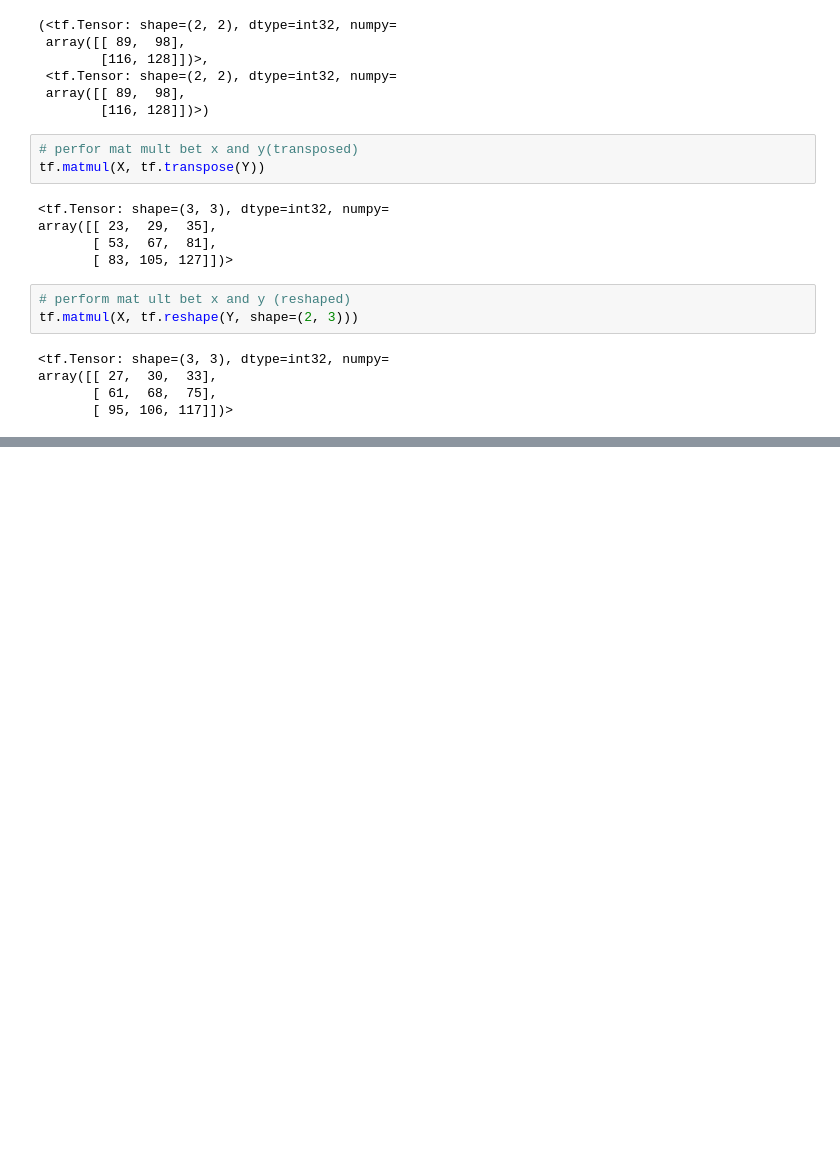
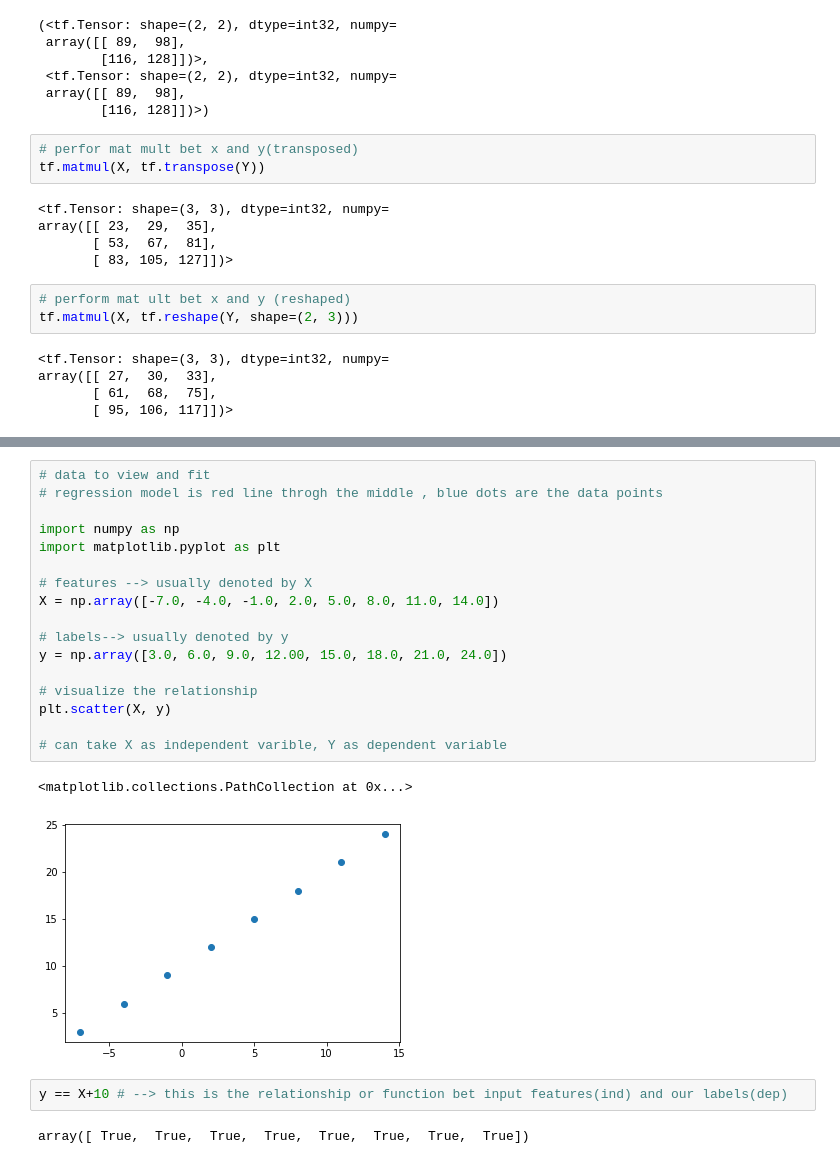
Before and after one commit to Goyalscode/Character-Recognition-Using-DL, a Jupyter notebook: learning_concepts_practice/practice.ipynb, the cells around one changed output, grey strips where cells are left out. Saved outputs shown, nothing was run; the diff lists cells and outputs as text; blank space fills up the shorter version.

```diff
--- a/learning_concepts_practice/practice.ipynb
+++ b/learning_concepts_practice/practice.ipynb
@@ -836,0 +1182,24 @@ print("Y reshaped to (2, 3) : ")
+# %%
+# data to view and fit
+# regression model is red line throgh the middle , blue dots are the data points
+
+import numpy as np
+import matplotlib.pyplot as plt
+
+# features --> usually denoted by X
+X = np.array([-7.0, -4.0, -1.0, 2.0, 5.0, 8.0, 11.0, 14.0])
+
+# labels--> usually denoted by y
+y = np.array([3.0, 6.0, 9.0, 12.00, 15.0, 18.0, 21.0, 24.0])
+
+# visualize the relationship
+plt.scatter(X, y)
+
+# can take X as independent varible, Y as dependent variable
+# %% [output]
+<matplotlib.collections.PathCollection at 0x...>
+[figure, added]
+# %%
+y == X+10 # --> this is the relationship or function bet input features(ind) and our labels(dep)
+# %% [output]
+array([ True,  True,  True,  True,  True,  True,  True,  True])
```
Also changed, not shown: parts of 71 cells of this notebook.
